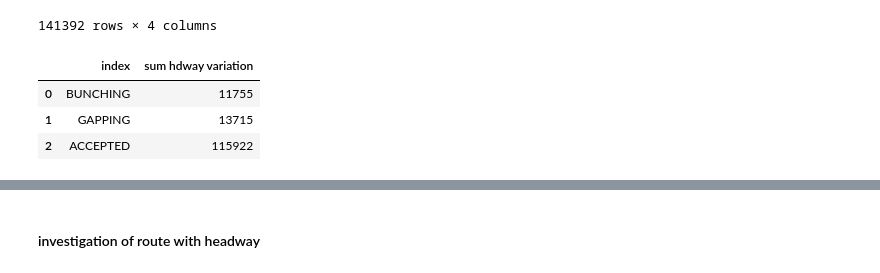
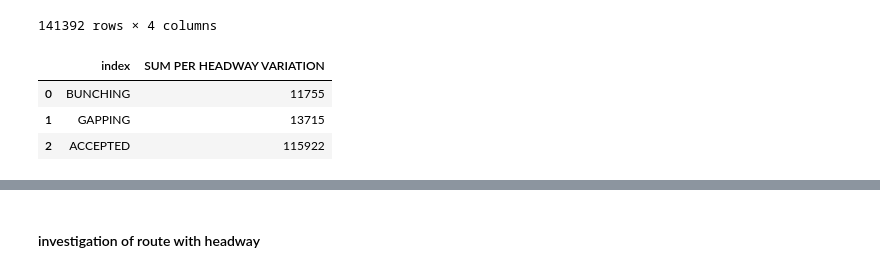
Before and after one commit to NSS-Data-Analytics-Cohort-11/wego-raiders, a Jupyter notebook: notebooks/Wego Project.ipynb, the cells around one changed output, grey strips where cells are left out. Saved outputs shown, nothing was run; the diff lists cells and outputs as text; code cells hidden in the pictures.

```diff
--- a/notebooks/Wego Project.ipynb
+++ b/notebooks/Wego Project.ipynb
@@ -1075,11 +1090,11 @@ away_dt_hdway
 # %%
 #summation of booleans for each hdway variation for the away from downtown direction
 
-away_dt_hdway_comp = away_dt_hdway[['BUNCHING', 'GAPPING', 'ACCEPTED']].sum().reset_index(name= 'sum hdway variation')
+away_dt_hdway_comp = away_dt_hdway[['BUNCHING', 'GAPPING', 'ACCEPTED']].sum().reset_index(name= 'SUM PER HEADWAY VARIATION')
 
 away_dt_hdway_comp
 # %% [output]
-|  | index | sum hdway variation |
+|  | index | SUM PER HEADWAY VARIATION |
 | 0 | BUNCHING | 11755 |
 | 1 | GAPPING | 13715 |
 | 2 | ACCEPTED | 115922 |
```
Also changed, not shown: parts of 35 cells of this notebook.
